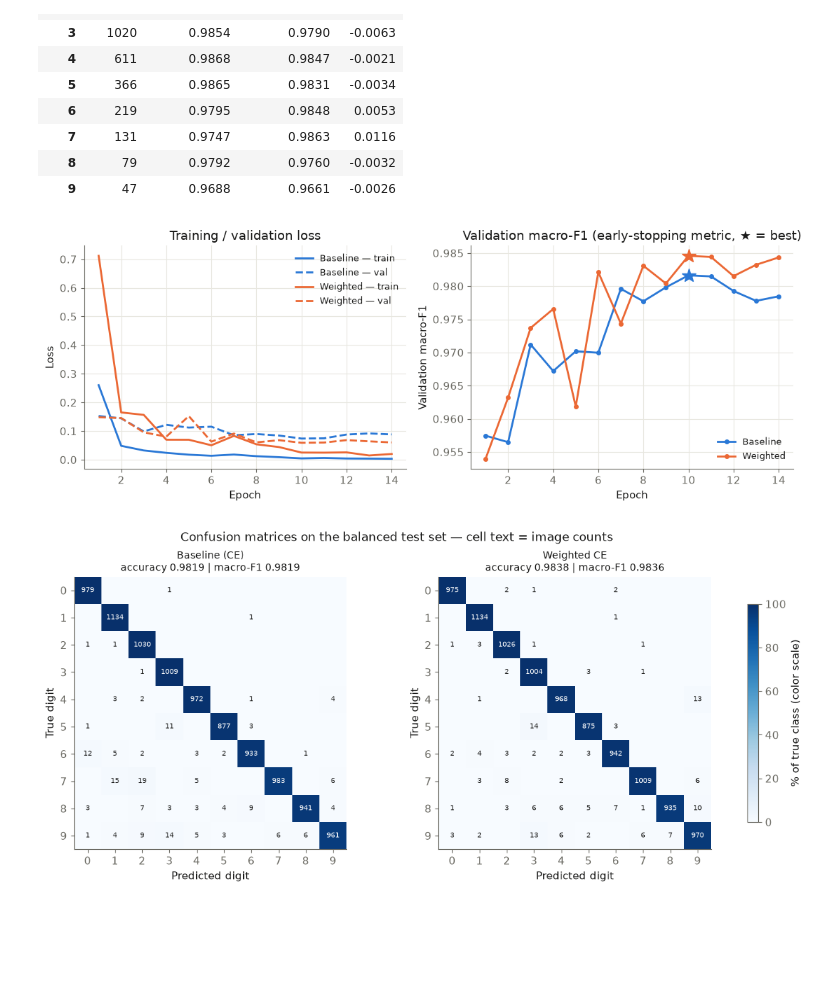
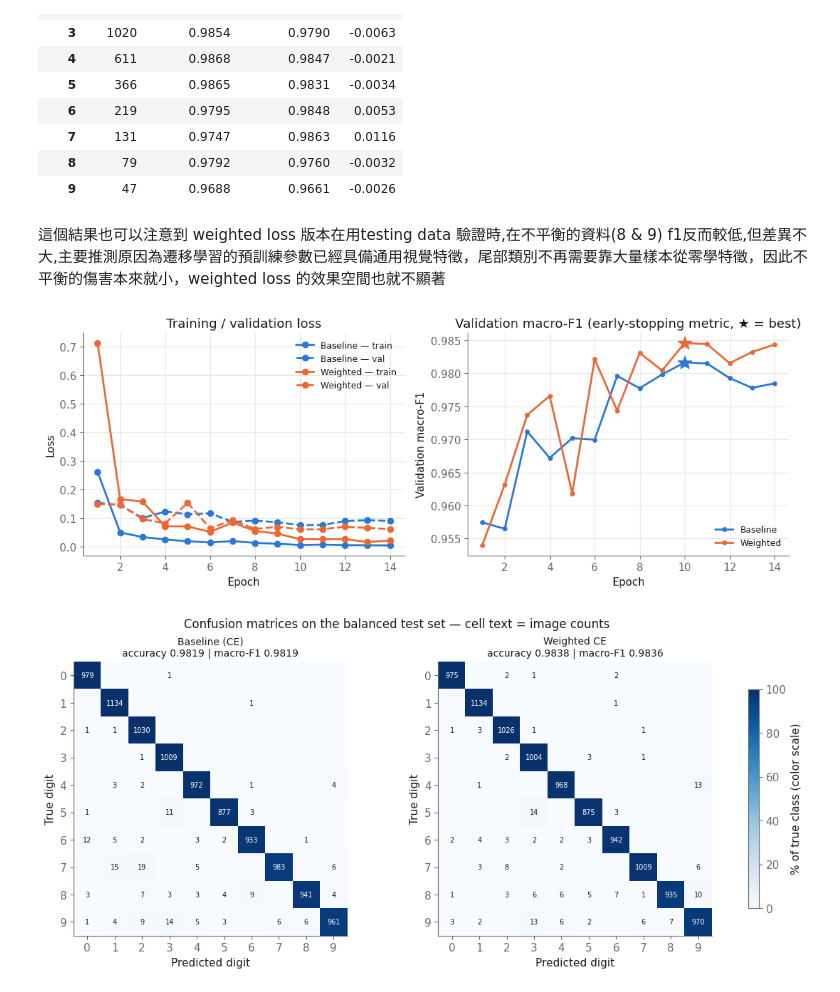
Before and after one commit to Nick-wang920/FIT-AID, a Jupyter notebook: Task3/MNIST_image_classification.ipynb, the cells around one changed output. Drawn from its saved outputs; the diff is of its cells as text; code cells hidden in the pictures; blank space fills up the shorter version.

```diff
--- a/Task3/MNIST_image_classification.ipynb
+++ b/Task3/MNIST_image_classification.ipynb
@@ -670,41 +659,43 @@ display(per_class)
 | 7 | 131 | 0.9747 | 0.9863 | 0.0116 |
 | 8 | 79 | 0.9792 | 0.9760 | -0.0032 |
 | 9 | 47 | 0.9688 | 0.9661 | -0.0026 |
+# %% [markdown]
+這個結果也可以注意到 weighted loss 版本在用testing data 驗證時,在不平衡的資料(8 & 9) f1反而較低,但差異不大,主要推測原因為遷移學習的預訓練參數已經具備通用視覺特徵，尾部類別不再需要靠大量樣本從零學特徵，因此不平衡的傷害本來就小，weighted loss 的效果空間也就不顯著
 # %%
 # --- 訓練曲線 -------------------------------------------------------------------
 # 注意：左圖中 weighted 實驗的 train loss 是「加權後」的值，量級與 baseline 不同，
 # 看趨勢即可；val loss 一律為未加權 CE，兩組可直接比較。
 fig, axes = plt.subplots(1, 2, figsize=(11, 4.2))
 
 ep_b = np.arange(1, len(hist_base["train_loss"]) + 1)
 ep_w = np.arange(1, len(hist_weighted["train_loss"]) + 1)
 
 ax = axes[0]
-ax.plot(ep_b, hist_base["train_loss"], color=BLUE, lw=2, label="Baseline — train")
-ax.plot(ep_b, hist_base["val_loss"], color=BLUE, lw=2, ls="--", label="Baseline — val")
-ax.plot(ep_w, hist_weighted["train_loss"], color=ORANGE, lw=2, label="Weighted — train")
-ax.plot(ep_w, hist_weighted["val_loss"], color=ORANGE, lw=2, ls="--", label="Weighted — val")
+ax.plot(ep_b, hist_base["train_loss"], color=BLUE, lw=2,marker="o", label="Baseline — train")
+ax.plot(ep_b, hist_base["val_loss"], color=BLUE, lw=2,marker="o", ls="--", label="Baseline — val")
+ax.plot(ep_w, hist_weighted["train_loss"], color=ORANGE, lw=2,marker="o", label="Weighted — train")
+ax.plot(ep_w, hist_weighted["val_loss"], color=ORANGE, lw=2,marker="o", ls="--", label="Weighted — val")
 ax.set_xlabel("Epoch")
 ax.set_ylabel("Loss")
 ax.set_title("Training / validation loss")
 ax.legend(frameon=False, fontsize=9)
 
 ax = axes[1]
 for hist, color, name in [(hist_base, BLUE, "Baseline"), (hist_weighted, ORANGE, "Weighted")]:
     f1s = hist["val_macro_f1"]
     ep = np.arange(1, len(f1s) + 1)
     ax.plot(ep, f1s, color=color, lw=2, marker="o", ms=4, label=name)
     best_ep = int(np.argmax(f1s)) + 1
     ax.plot(best_ep, max(f1s), marker="*", ms=15, color=color)
 ax.set_xlabel("Epoch")
 ax.set_ylabel("Validation macro-F1")
 ax.set_title("Validation macro-F1 (early-stopping metric, ★ = best)")
 ax.legend(frameon=False, fontsize=9, loc="lower right")
 
 fig.tight_layout()
 plt.show()
 # %% [output]
-[figure, old version]
+[figure, new version]
 # %%
 # --- Confusion matrices（顏色 = 列正規化 %，格內數字 = 實際張數）--------------------
 # 兩張圖評估的是同一份 test set，因此每一列的張數加總完全相同（= 該數字的測試張數）。
```
Also changed, not shown: parts of 15 cells of this notebook.
